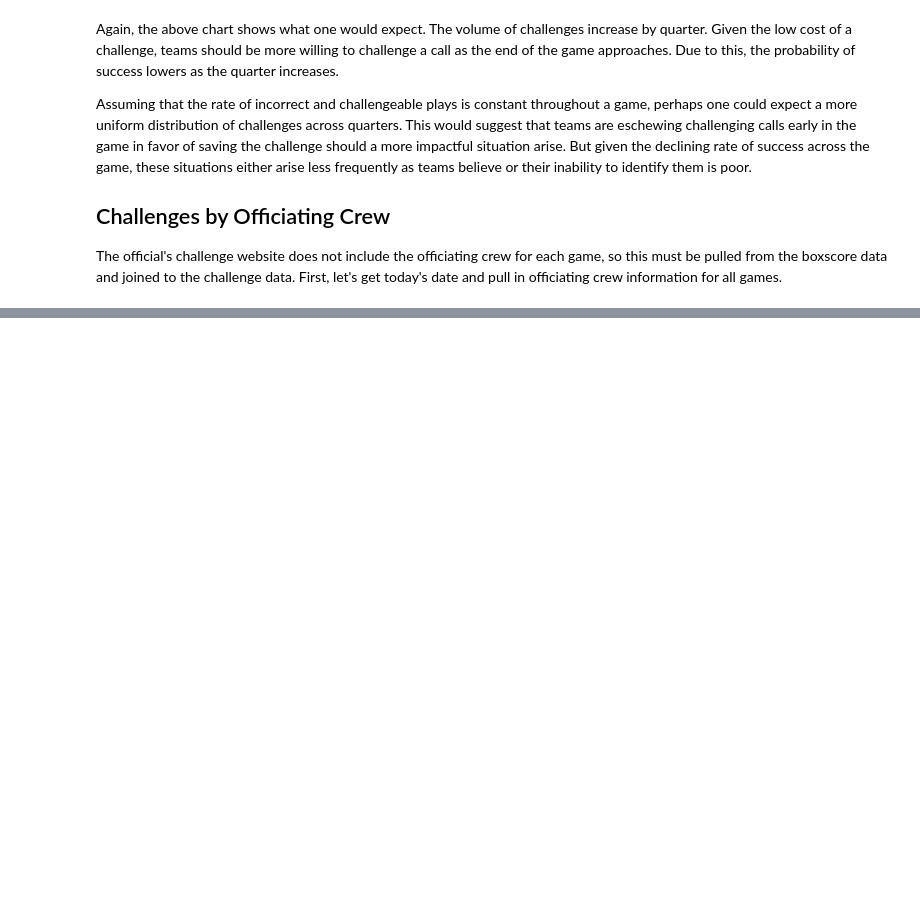
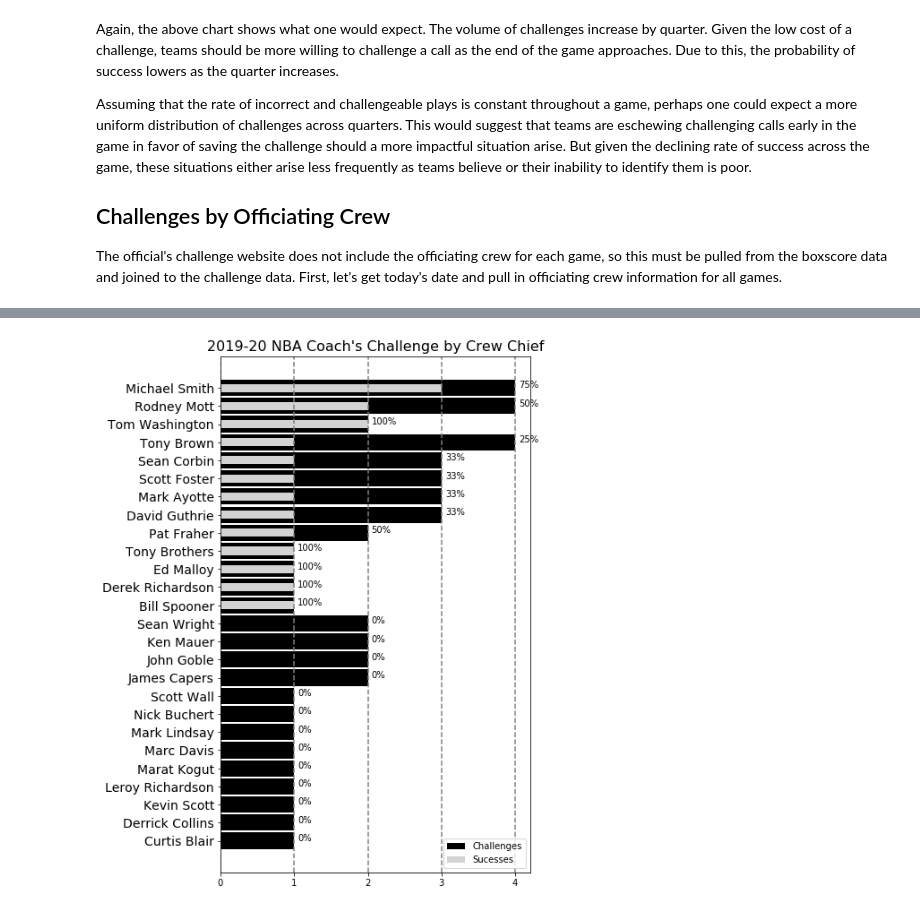
Before and after one commit to basketballrelativity/challenges, a Jupyter notebook: challenges_exploration.ipynb, the cells around one changed output, grey strips where cells are left out. Drawn from its saved outputs; the diff is of its cells as text; code cells hidden in the pictures; blank space fills up the shorter version.

Commit message:
finishing coach's challenge analysis

```diff
--- a/challenges_exploration.ipynb
+++ b/challenges_exploration.ipynb
@@ -346,0 +382,3 @@ TypeError: 'int' object is not callable
+# %%
+challenge_df = challenge_df.merge(ref_df, left_on=['Date', 'Visiting', 'Home'],
+                                  right_on=['GAME_DATE', 'AWAY_TEAM', 'HOME_TEAM'])
@@ -346,0 +405,6 @@ TypeError: 'int' object is not callable
+# %%
+off_df = pd.DataFrame(challenge_df.groupby('CHIEF_NAME')['Success'].aggregate(['sum', 'count'])).reset_index()
+off_df['success_rate'] = [0 if y == 0 else x/float(y) for x, y in zip(off_df['sum'], off_df['count'])]
+
+off_df = off_df.sort_values(['sum', 'count', 'success_rate'], ascending=[True, True, False])
+off_df
@@ -346,0 +429,39 @@ TypeError: 'int' object is not callable
+# %%
+fig = plt.figure(figsize=(6, 8))
+
+axis = fig.add_axes([0., 0., 0.8, 1., ])
+
+# A nested bar chart should provide a nice visual
+bar_height_po = 0.9
+bar_height_league = 0.45
+
+# Adjusting the vertical locations of the horizontal bars to match with the axis tick labels
+vert_locations = np.arange(len(off_df))
+#vert_locations = [x + bar_height_po/2 for x in vert_locations]
+
+axis = fig.add_axes()
+
+plt.barh(y=vert_locations,
+        width=list(off_df['count']), height=bar_height_po,
+        color='black', label = 'Challenges')
+plt.barh(y=vert_locations,
+        width=list(off_df['sum']), height=bar_height_league,
+        color='lightgray', label = 'Sucesses')
+
+count = 0
+for perc, chal in zip(off_df['success_rate'], off_df['count']):
+    plt.text(chal + 0.05, count, str(round(perc*100)) + '%')
+    count += 1
+
+plt.yticks(range(0, len(off_df)),
+           off_df['CHIEF_NAME'],
+           rotation=0, fontsize=14)
+
+plt.xticks(np.arange(0, max(off_df['count']) + 1, step=1))
+for x in np.arange(0, max(off_df['count']) + 1, step=1):
+    plt.axvline(x, linestyle='--', color='gray')
+plt.title("2019-20 NBA Coach's Challenge by Crew Chief", fontsize=16)
+plt.legend(loc='lower right')
+plt.show()
+# %% [output]
+[figure, added]
```
Also changed, not shown: parts of 12 cells of this notebook.
